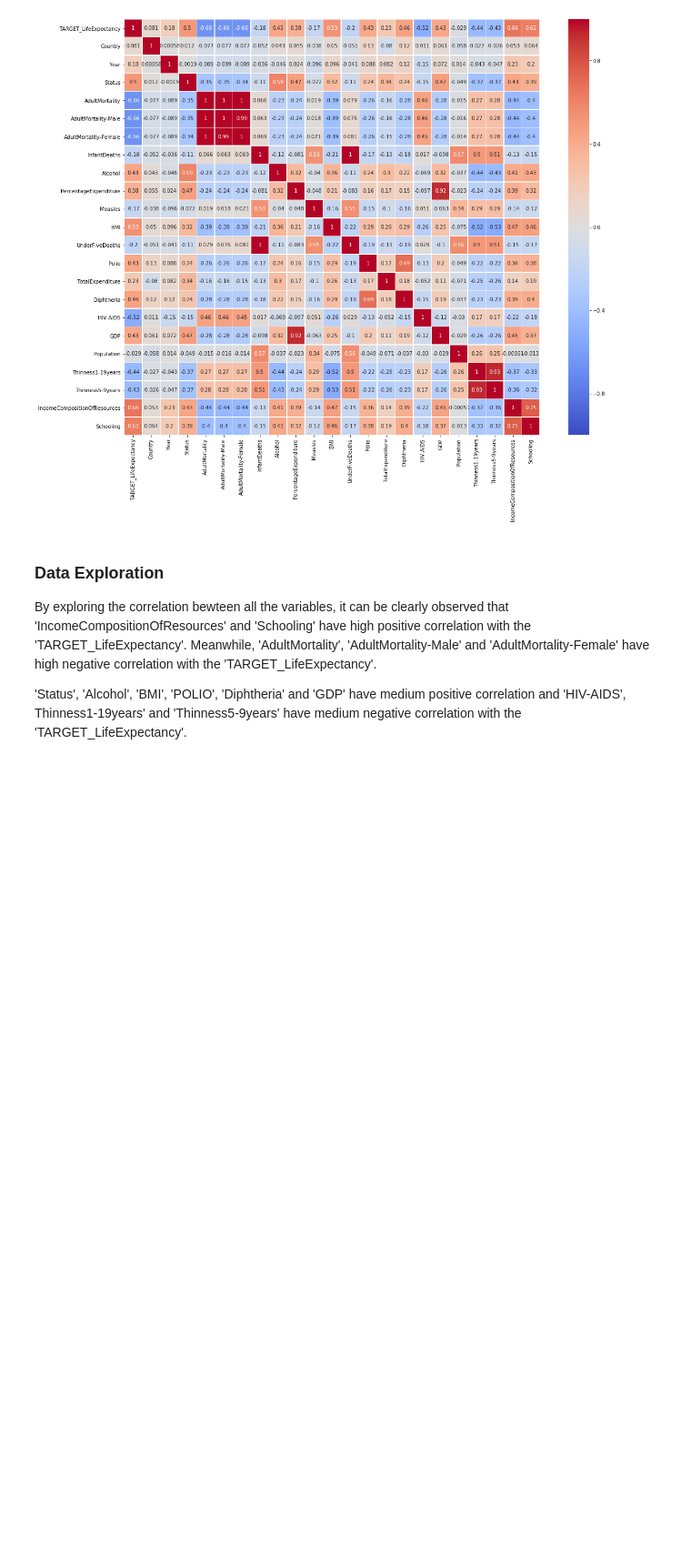
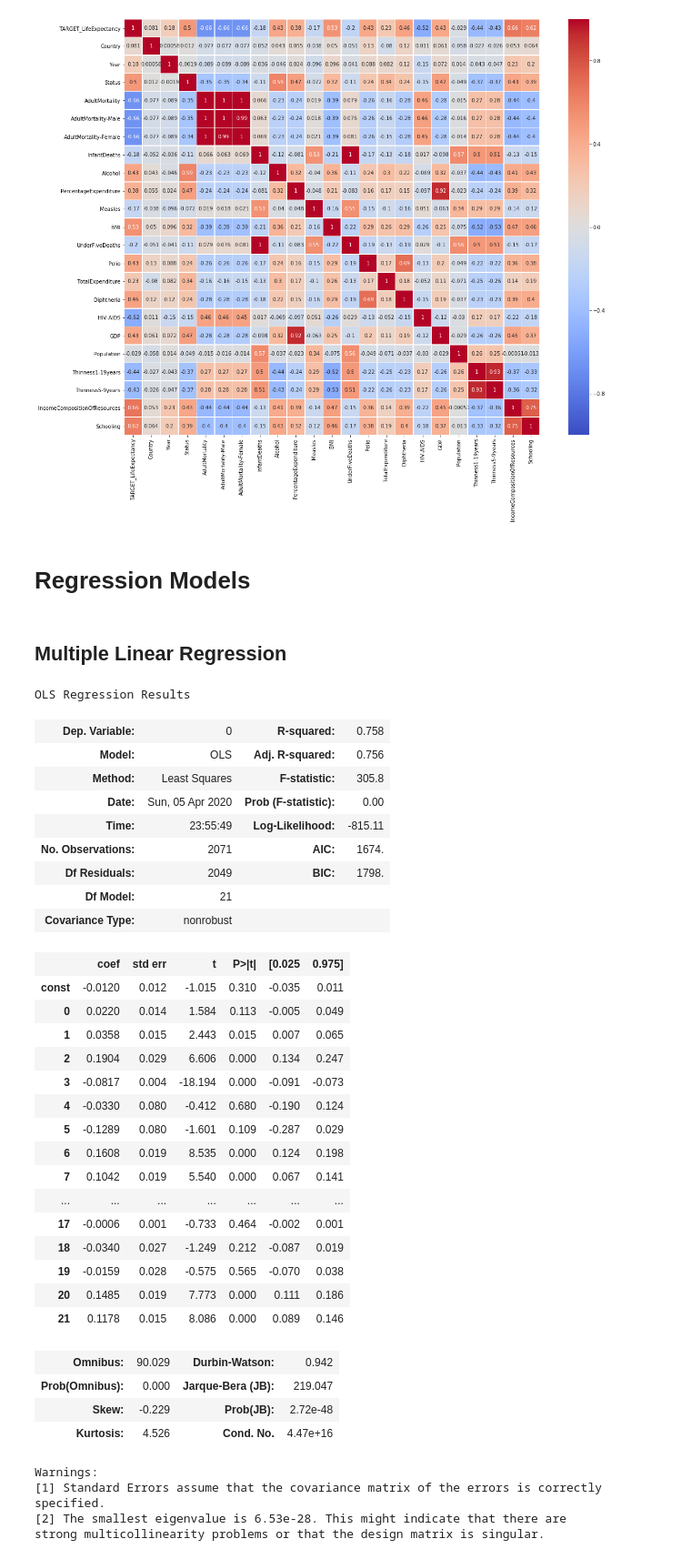
Before and after one commit to parekhjigar/Machine-Learning-A-Z-Python-and-R, a Jupyter notebook: 2. Regression/Regression Analysis/Regression-analysis.ipynb, the cells around one changed output. Shown at 91% size. Cells and saved outputs as stored; diff of their text form; code cells hidden in the pictures; blank space fills up the shorter version.

```diff
--- a/2. Regression/Regression Analysis/Regression-analysis.ipynb
+++ b/2. Regression/Regression Analysis/Regression-analysis.ipynb
@@ -11,0 +15,12 @@ dataset = dataset.drop(['ID'], axis = 1)
+# %%
+dataset = pd.read_csv('train.csv')
+dataset = dataset.drop(['ID'], axis = 1)
+
+dataset_X = dataset.drop('TARGET_LifeExpectancy', axis=1)
+dataset_y = dataset[['TARGET_LifeExpectancy']]
+
+X_train = dataset.drop('TARGET_LifeExpectancy', axis=1)
+y_train = dataset[['TARGET_LifeExpectancy']]
+
+X_test = pd.read_csv('test.csv')
+X_test = X_test.drop(['ID'], axis = 1)
@@ -72,9 +102,47 @@ plt.ylim(b, t)
 plt.show()
 # %% [output]
 [figure]
-# %% [markdown]
-### Data Exploration
-
-By exploring the correlation bewteen all the variables, it can be clearly observed that 'IncomeCompositionOfResources' and 'Schooling' have high positive correlation with the 'TARGET_LifeExpectancy'. Meanwhile, 'AdultMortality', 'AdultMortality-Male' and 'AdultMortality-Female' have high negative correlation with the 'TARGET_LifeExpectancy'.
-
-'Status', 'Alcohol', 'BMI', 'POLIO', 'Diphtheria' and 'GDP' have medium positive correlation and 'HIV-AIDS', Thinness1-19years' and 'Thinness5-9years' have medium negative correlation with the 'TARGET_LifeExpectancy'.
+# %% [markdown]
+# Regression Models
+# %% [markdown]
+## Multiple Linear Regression
+# %%
+import statsmodels.api as sm
+X_train_robust = sm.add_constant(X_train_robust)
+OLS_model = sm.OLS(y_train_robust, X_train_robust).fit()
+OLS_model.summary()
+# %% [output]
+OLS Regression Results
+| Dep. Variable: | 0 | R-squared: | 0.758 |
+| Model: | OLS | Adj. R-squared: | 0.756 |
+| Method: | Least Squares | F-statistic: | 305.8 |
+| Date: | Sun, 05 Apr 2020 | Prob (F-statistic): | 0.00 |
+| Time: | 23:55:49 | Log-Likelihood: | -815.11 |
+| No. Observations: | 2071 | AIC: | 1674. |
+| Df Residuals: | 2049 | BIC: | 1798. |
+| Df Model: | 21 |  |  |
+| Covariance Type: | nonrobust |  |  |
+|  | coef | std err | t | P>|t| | [0.025 | 0.975] |
+| const | -0.0120 | 0.012 | -1.015 | 0.310 | -0.035 | 0.011 |
+| 0 | 0.0220 | 0.014 | 1.584 | 0.113 | -0.005 | 0.049 |
+| 1 | 0.0358 | 0.015 | 2.443 | 0.015 | 0.007 | 0.065 |
+| 2 | 0.1904 | 0.029 | 6.606 | 0.000 | 0.134 | 0.247 |
+| 3 | -0.0817 | 0.004 | -18.194 | 0.000 | -0.091 | -0.073 |
+| 4 | -0.0330 | 0.080 | -0.412 | 0.680 | -0.190 | 0.124 |
+| 5 | -0.1289 | 0.080 | -1.601 | 0.109 | -0.287 | 0.029 |
+| 6 | 0.1608 | 0.019 | 8.535 | 0.000 | 0.124 | 0.198 |
+| 7 | 0.1042 | 0.019 | 5.540 | 0.000 | 0.067 | 0.141 |
+| ... | ... | ... | ... | ... | ... | ... |
+| 17 | -0.0006 | 0.001 | -0.733 | 0.464 | -0.002 | 0.001 |
+| 18 | -0.0340 | 0.027 | -1.249 | 0.212 | -0.087 | 0.019 |
+| 19 | -0.0159 | 0.028 | -0.575 | 0.565 | -0.070 | 0.038 |
+| 20 | 0.1485 | 0.019 | 7.773 | 0.000 | 0.111 | 0.186 |
+| 21 | 0.1178 | 0.015 | 8.086 | 0.000 | 0.089 | 0.146 |
+| Omnibus: | 90.029 | Durbin-Watson: | 0.942 |
+| Prob(Omnibus): | 0.000 | Jarque-Bera (JB): | 219.047 |
+| Skew: | -0.229 | Prob(JB): | 2.72e-48 |
+| Kurtosis: | 4.526 | Cond. No. | 4.47e+16 |
+Warnings:
+[1] Standard Errors assume that the covariance matrix of the errors is correctly specified.
+[2] The smallest eigenvalue is 6.53e-28. This might indicate that there are
+strong multicollinearity problems or that the design matrix is singular.
```
Also changed, not shown: parts of 25 cells of this notebook.
